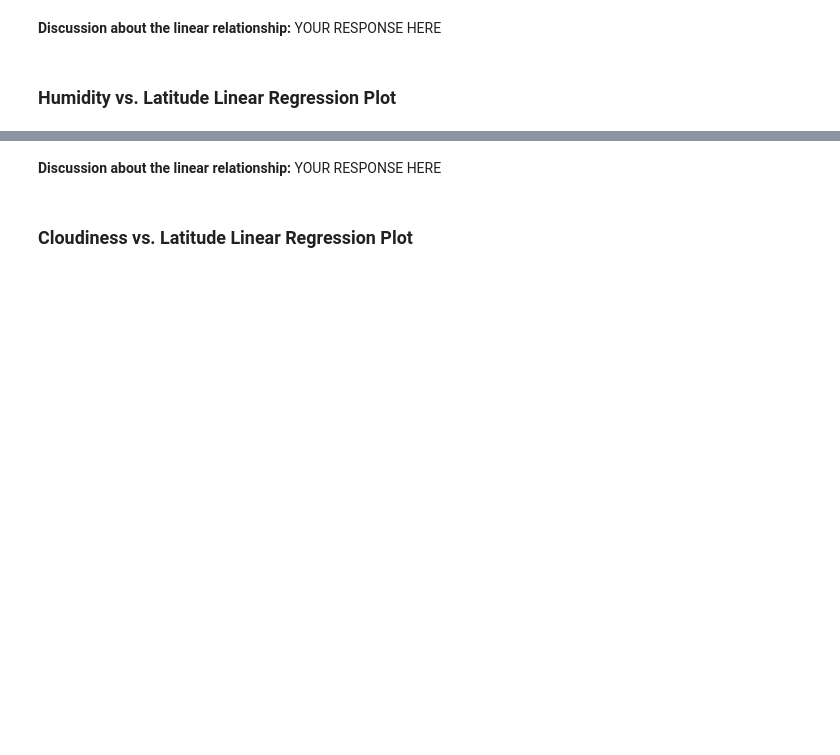
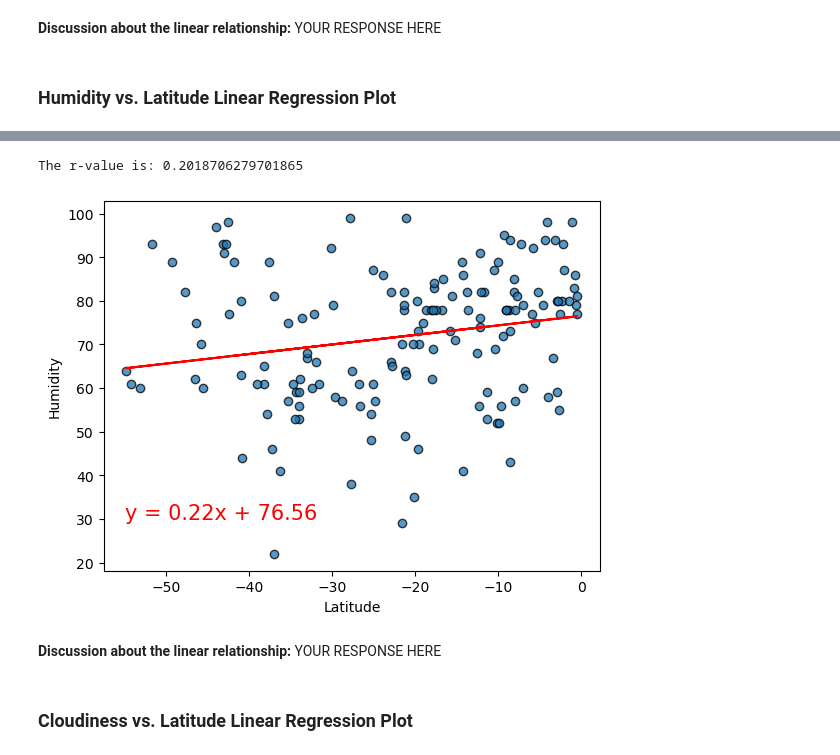
Before and after one commit to yennyrangel/python-api-challenge, a Jupyter notebook: WeatherPy/WeatherPy.ipynb, the cells around one changed output, grey strips where cells are left out. Saved outputs shown, nothing was run; the diff lists cells and outputs as text; code cells hidden in the pictures; blank space fills up the shorter version.

```diff
--- a/WeatherPy/WeatherPy.ipynb
+++ b/WeatherPy/WeatherPy.ipynb
@@ -317,3 +368,9 @@ southern_hemi_df.head()
+# %%
+# Southern Hemisphere
+create_linear_regression_plot(southern_hemi_df["Lat"], southern_hemi_df["Humidity"], "Latitude", "Humidity", -55, 30)
+# %% [output]
+The r-value is: 0.2018706279701865
+[figure, added]
 # %% [markdown]
 **Discussion about the linear relationship:** YOUR RESPONSE HERE
 # %% [markdown]
```
Also changed, not shown: parts of 28 cells of this notebook, 5 other files.
